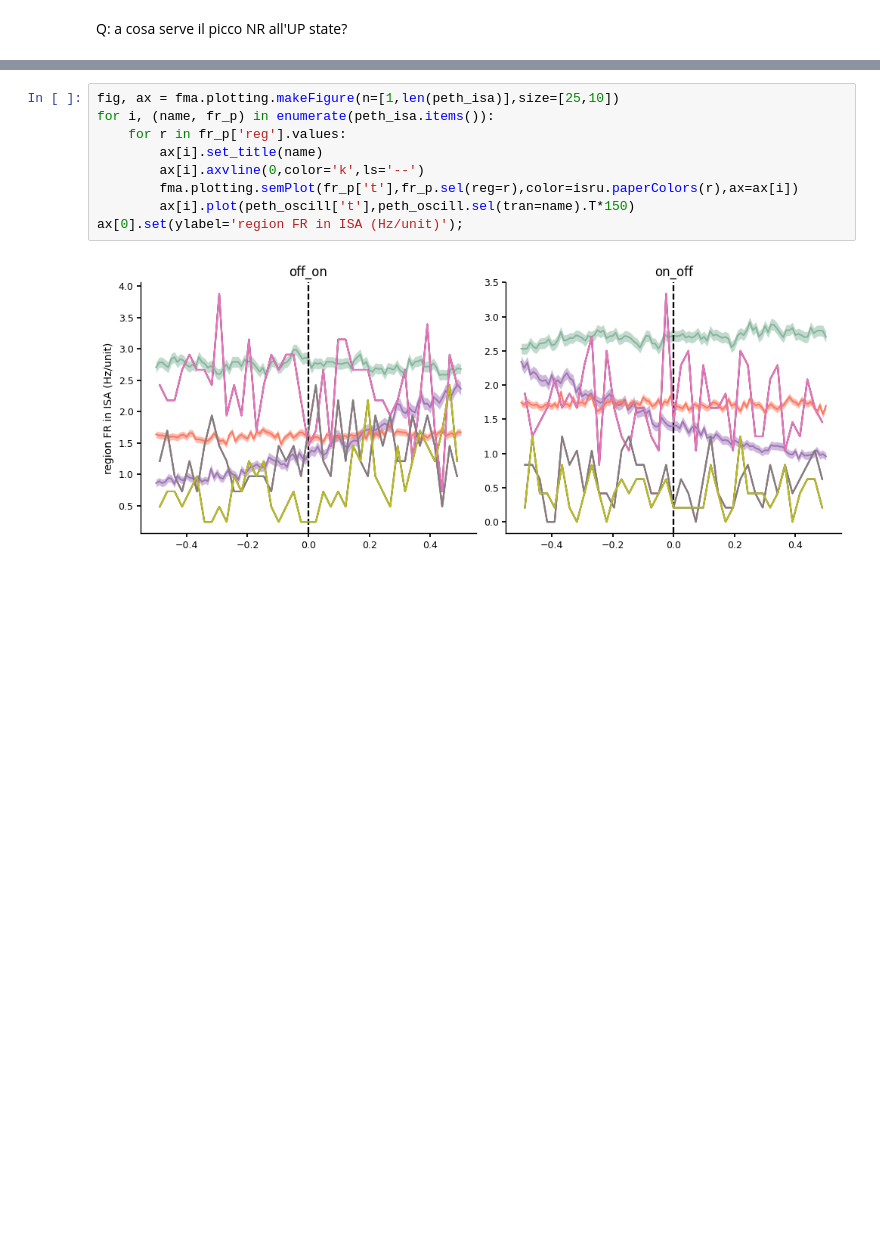
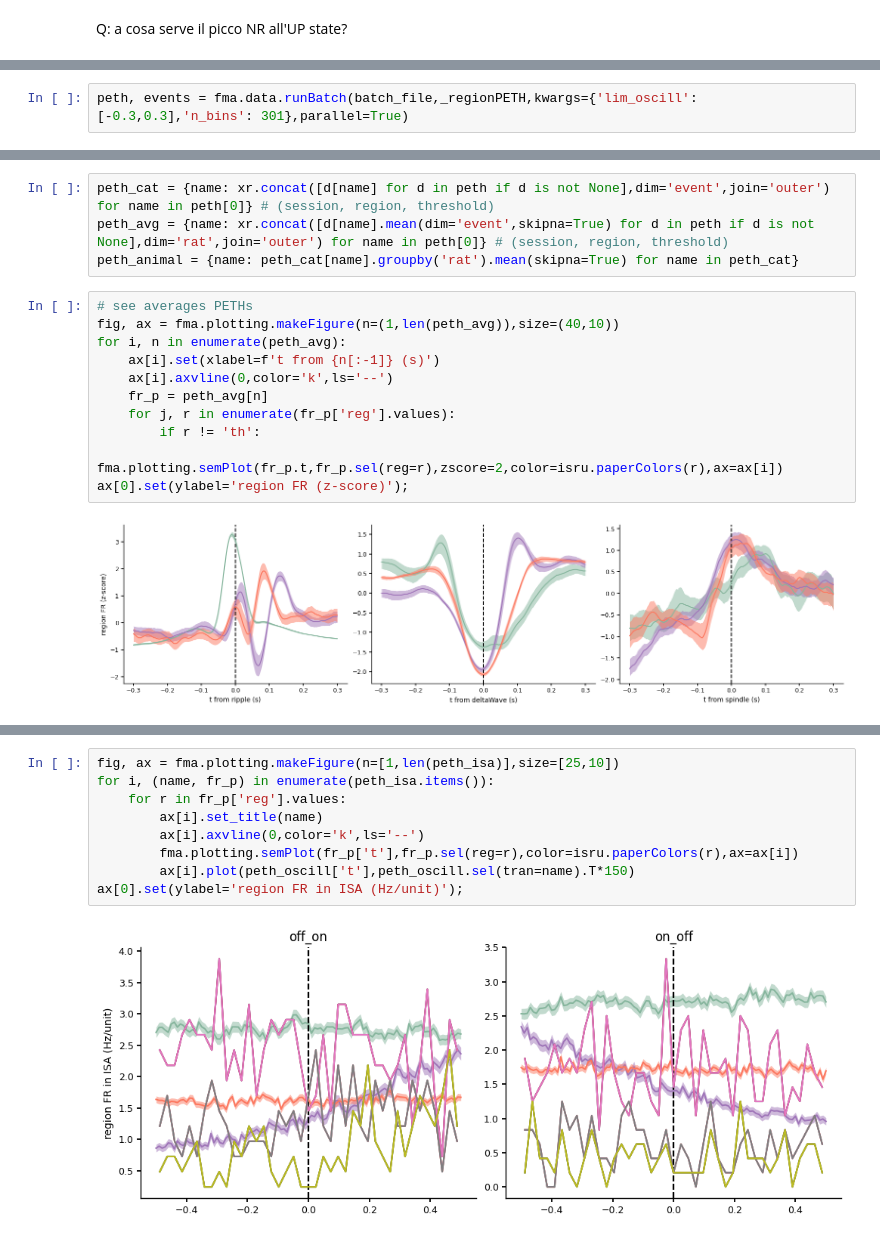
Before and after one commit to pietro-bozzo/NRCode, a Jupyter notebook: Python/Drafts/regionPETH.ipynb, the cells around one changed output, grey strips where cells are left out. Drawn from its saved outputs; the diff is of its cells as text; blank space fills up the shorter version.

```diff
--- a/Python/Drafts/regionPETH.ipynb
+++ b/Python/Drafts/regionPETH.ipynb
@@ -95,0 +95,2 @@ ax[0,0].set(ylabel='region FR in ISA (Hz/unit)'); ax[1,0].set(ylabel='region FR
+# %%
+peth, events = fma.data.runBatch(batch_file,_regionPETH,kwargs={'lim_oscill': [-0.3,0.3],'n_bins': 301},parallel=True)
@@ -95,0 +115,17 @@ ax[0,0].set(ylabel='region FR in ISA (Hz/unit)'); ax[1,0].set(ylabel='region FR
+# %%
+peth_cat = {name: xr.concat([d[name] for d in peth if d is not None],dim='event',join='outer') for name in peth[0]} # (session, region, threshold)
+peth_avg = {name: xr.concat([d[name].mean(dim='event',skipna=True) for d in peth if d is not None],dim='rat',join='outer') for name in peth[0]} # (session, region, threshold)
+peth_animal = {name: peth_cat[name].groupby('rat').mean(skipna=True) for name in peth_cat}
+# %%
+# see averages PETHs
+fig, ax = fma.plotting.makeFigure(n=(1,len(peth_avg)),size=(40,10))
+for i, n in enumerate(peth_avg):
+    ax[i].set(xlabel=f't from {n[:-1]} (s)')
+    ax[i].axvline(0,color='k',ls='--')
+    fr_p = peth_avg[n]
+    for j, r in enumerate(fr_p['reg'].values):
+        if r != 'th':
+            fma.plotting.semPlot(fr_p.t,fr_p.sel(reg=r),zscore=2,color=isru.paperColors(r),ax=ax[i])
+ax[0].set(ylabel='region FR (z-score)');
+# %% [output]
+[figure, added]
```
Also changed, not shown: parts of 11 cells of this notebook, 2 other files.
